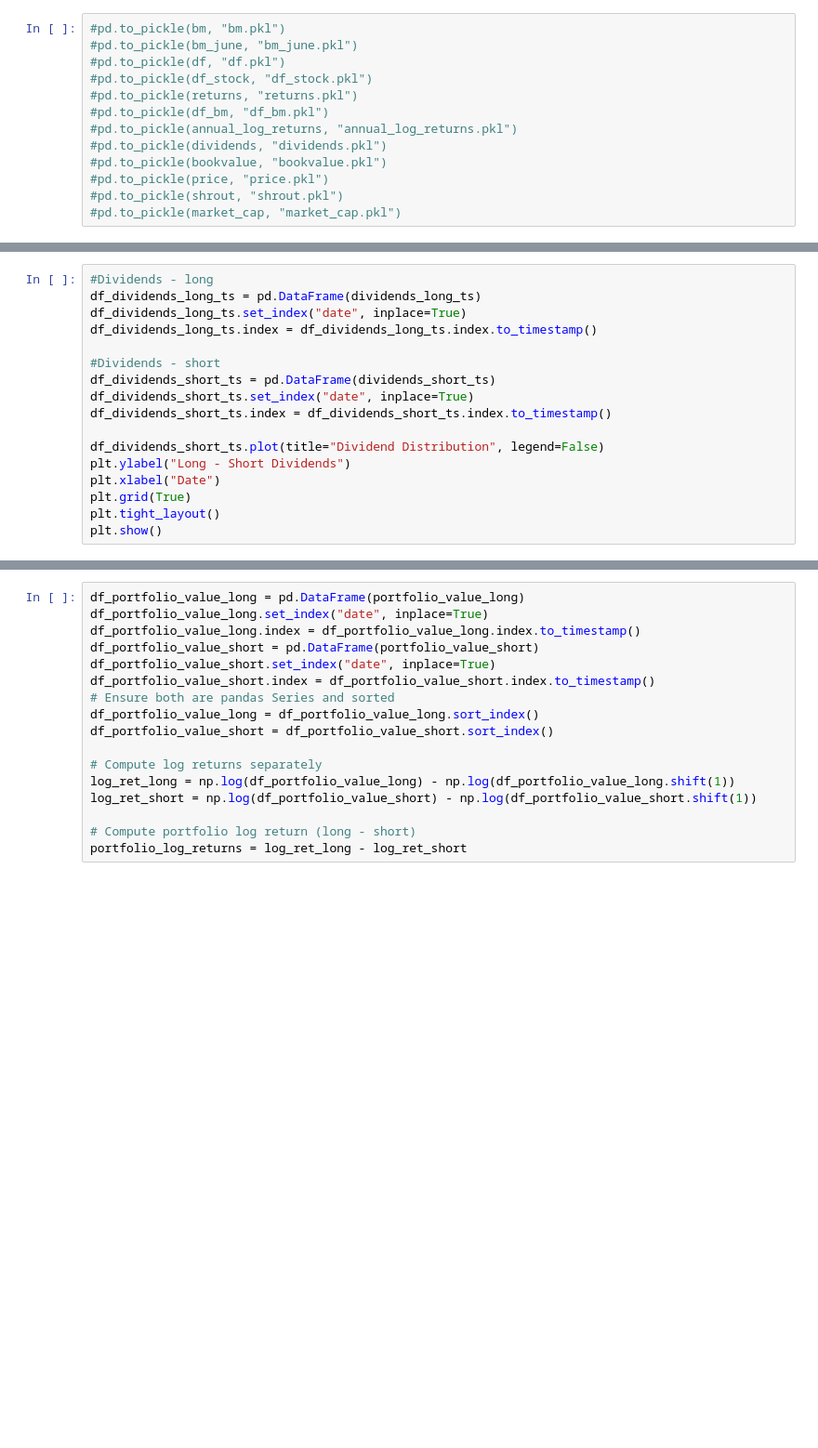
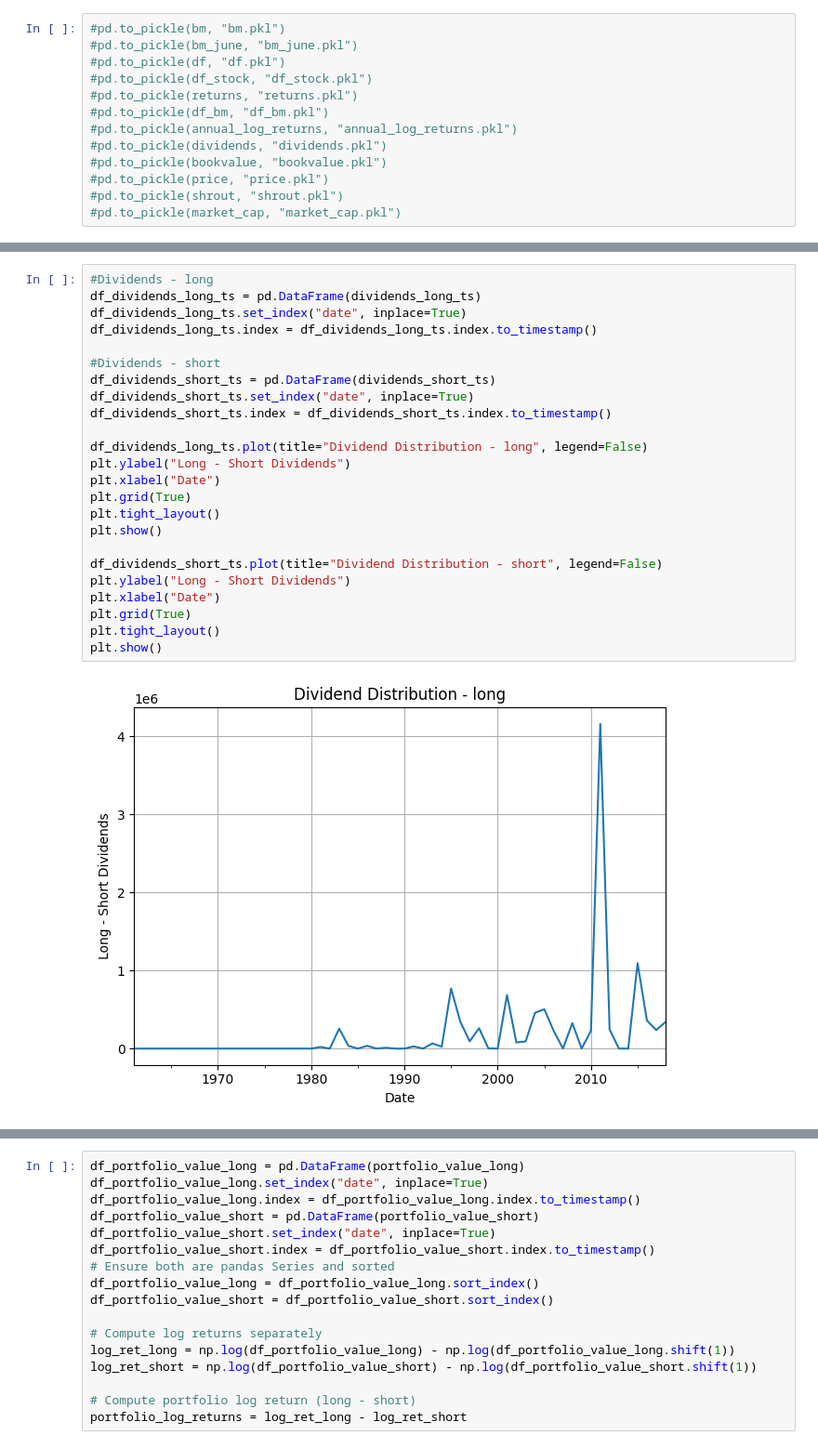
Before and after one commit to justusschenk/valueinvesting, a Jupyter notebook: Analytics.ipynb, the cells around one changed output, grey strips where cells are left out. Shown at 93% size. Saved outputs shown, nothing was run; the diff lists cells and outputs as text; blank space fills up the shorter version.

```diff
--- a/Analytics.ipynb
+++ b/Analytics.ipynb
@@ -801,17 +794,26 @@ plt.show()
 # %%
 #Dividends - long
 df_dividends_long_ts = pd.DataFrame(dividends_long_ts)
 df_dividends_long_ts.set_index("date", inplace=True)
 df_dividends_long_ts.index = df_dividends_long_ts.index.to_timestamp()
 
 #Dividends - short
 df_dividends_short_ts = pd.DataFrame(dividends_short_ts)
 df_dividends_short_ts.set_index("date", inplace=True)
 df_dividends_short_ts.index = df_dividends_short_ts.index.to_timestamp()
 
-df_dividends_short_ts.plot(title="Dividend Distribution", legend=False)
+df_dividends_long_ts.plot(title="Dividend Distribution - long", legend=False)
 plt.ylabel("Long - Short Dividends")
 plt.xlabel("Date")
 plt.grid(True)
 plt.tight_layout()
 plt.show()
+
+df_dividends_short_ts.plot(title="Dividend Distribution - short", legend=False)
+plt.ylabel("Long - Short Dividends")
+plt.xlabel("Date")
+plt.grid(True)
+plt.tight_layout()
+plt.show()
+# %% [output]
+[figure, added]
```
Also changed, not shown: parts of 15 cells of this notebook.
